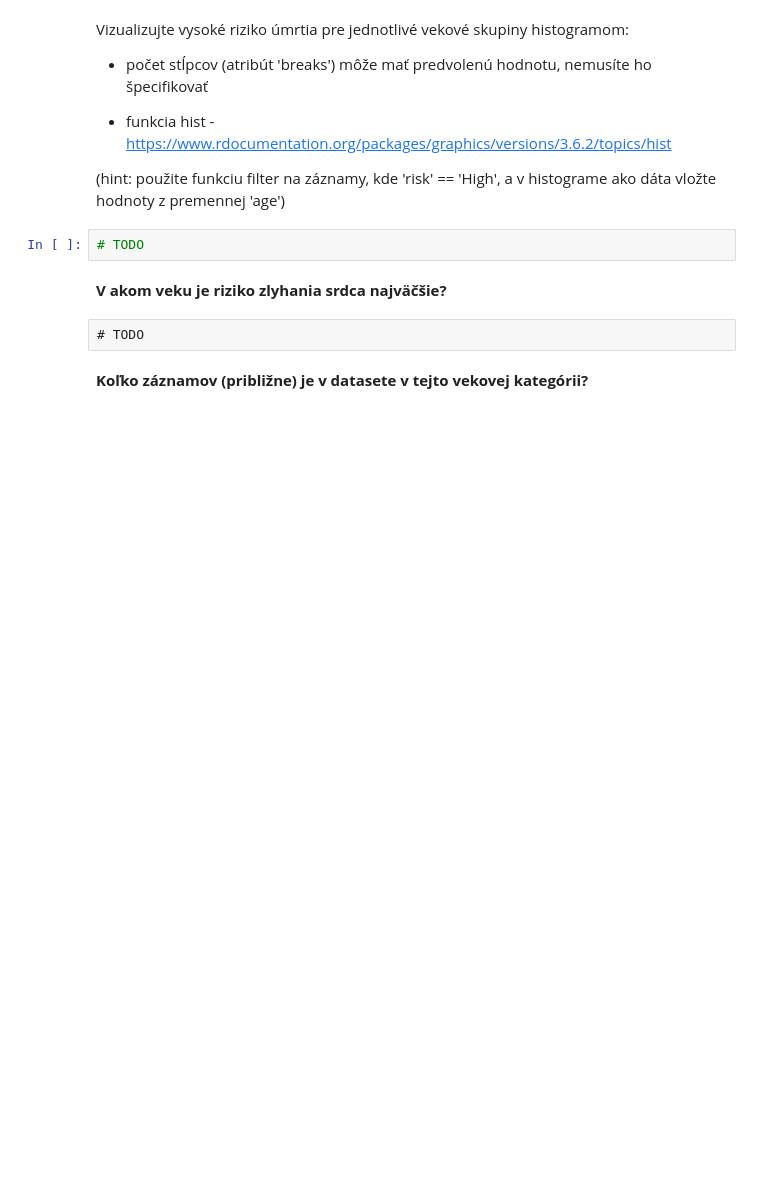
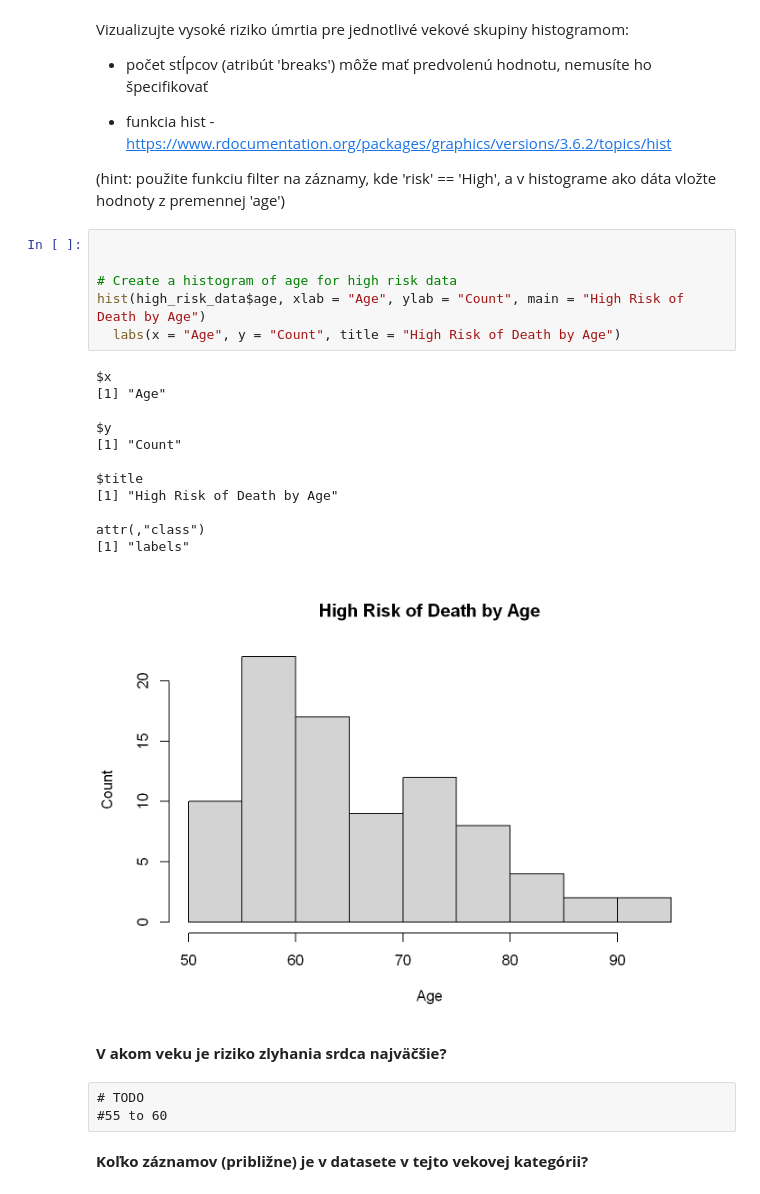
Before and after one commit to fri-linda/SSBU, a Jupyter notebook: t3_cv2/CV2_3_Zadanie_1.ipynb, the cells around one changed output. Saved outputs shown, nothing was run; the diff lists cells and outputs as text; blank space fills up the shorter version.

```diff
--- a/t3_cv2/CV2_3_Zadanie_1.ipynb
+++ b/t3_cv2/CV2_3_Zadanie_1.ipynb
@@ -100,11 +192,29 @@ Vizualizujte vysoké riziko úmrtia pre jednotlivé vekové skupiny histogramom:
 
 (hint: použite funkciu filter na záznamy, kde 'risk' == 'High', a v histograme ako dáta vložte hodnoty z premennej 'age')
 # %%
-# TODO
+
+
+# Create a histogram of age for high risk data
+hist(high_risk_data$age, xlab = "Age", ylab = "Count", main = "High Risk of Death by Age")
+  labs(x = "Age", y = "Count", title = "High Risk of Death by Age")
+# %% [output]
+$x
+[1] "Age"
+
+$y
+[1] "Count"
+
+$title
+[1] "High Risk of Death by Age"
+
+attr(,"class")
+[1] "labels"
+[figure, added]
 # %% [markdown]
 **V akom veku je riziko zlyhania srdca najväčšie?**
 # %% [raw]
 # TODO
+#55 to 60
 # %% [markdown]
 **Koľko záznamov (približne) je v datasete v tejto vekovej kategórii?**
 # %% [raw]
```
Also changed, not shown: parts of 24 cells of this notebook, 1 other file.
